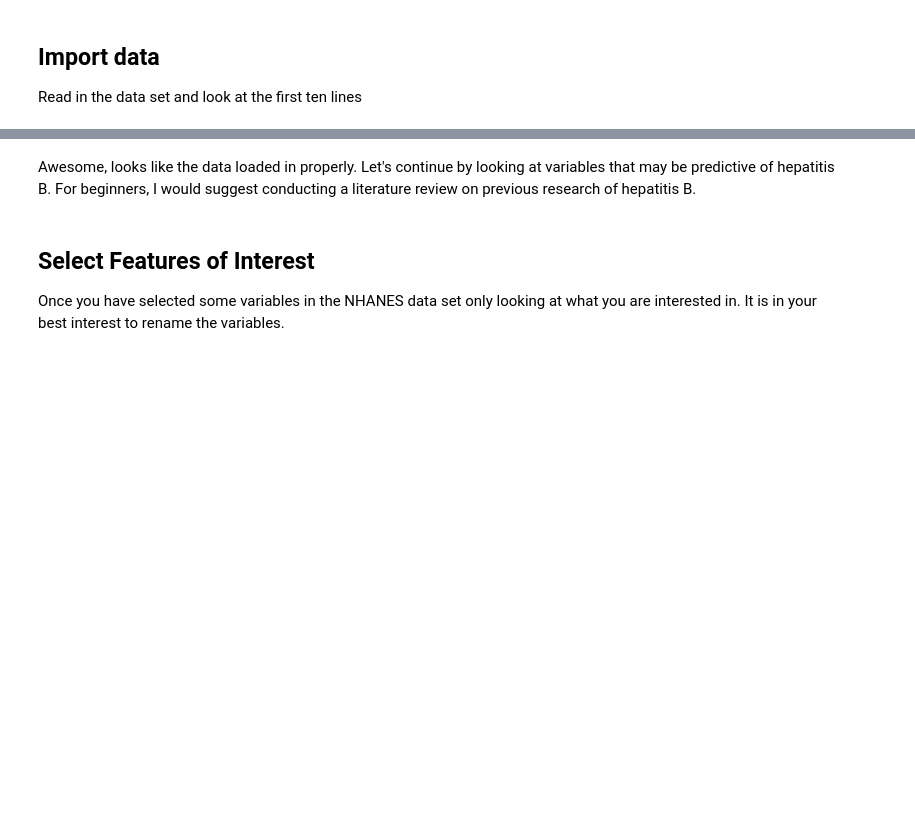
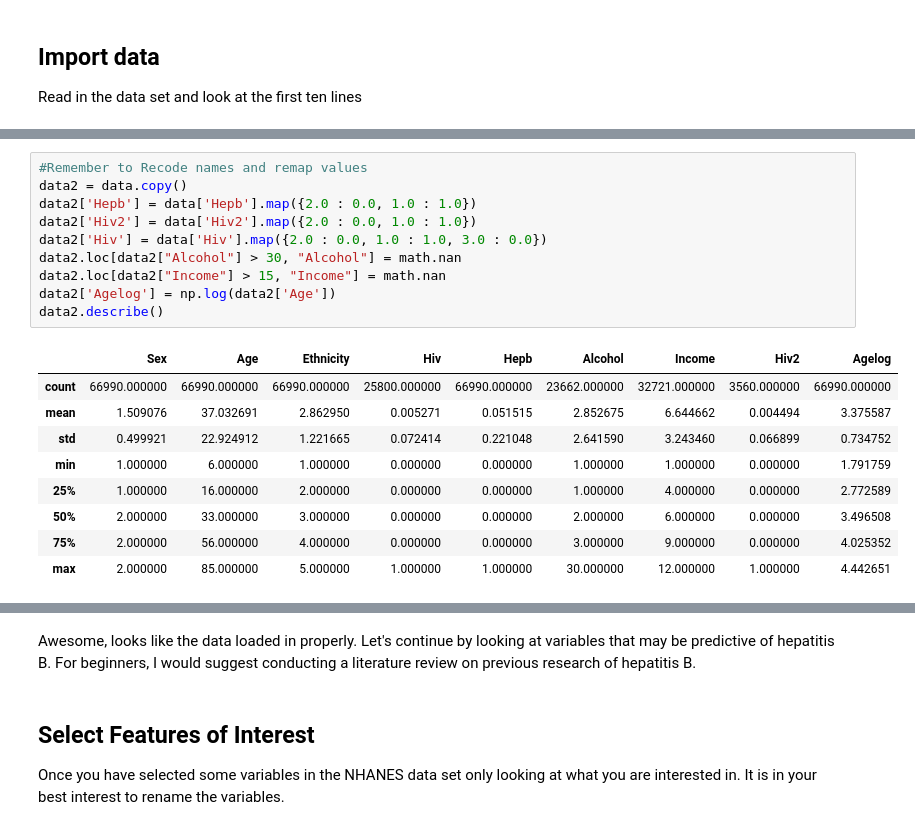
Before and after one commit to sMyn42/Week1Public, a Jupyter notebook: Challenge Problem Week 1-Student.ipynb, the cells around one changed output, grey strips where cells are left out. Drawn from its saved outputs; the diff is of its cells as text; blank space fills up the shorter version.

```diff
--- a/Challenge Problem Week 1-Student.ipynb
+++ b/Challenge Problem Week 1-Student.ipynb
@@ -59,0 +103,20 @@ data.head(4)
+# %%
+#Remember to Recode names and remap values
+data2 = data.copy()
+data2['Hepb'] = data['Hepb'].map({2.0 : 0.0, 1.0 : 1.0})
+data2['Hiv2'] = data['Hiv2'].map({2.0 : 0.0, 1.0 : 1.0})
+data2['Hiv'] = data['Hiv'].map({2.0 : 0.0, 1.0 : 1.0, 3.0 : 0.0})
+data2.loc[data2["Alcohol"] > 30, "Alcohol"] = math.nan
+data2.loc[data2["Income"] > 15, "Income"] = math.nan
+data2['Agelog'] = np.log(data2['Age'])
+data2.describe()
+# %% [output]
+|  | Sex | Age | Ethnicity | Hiv | Hepb | Alcohol | Income | Hiv2 | Agelog |
+| count | 66990.000000 | 66990.000000 | 66990.000000 | 25800.000000 | 66990.000000 | 23662.000000 | 32721.000000 | 3560.000000 | 66990.000000 |
+| mean | 1.509076 | 37.032691 | 2.862950 | 0.005271 | 0.051515 | 2.852675 | 6.644662 | 0.004494 | 3.375587 |
+| std | 0.499921 | 22.924912 | 1.221665 | 0.072414 | 0.221048 | 2.641590 | 3.243460 | 0.066899 | 0.734752 |
+| min | 1.000000 | 6.000000 | 1.000000 | 0.000000 | 0.000000 | 1.000000 | 1.000000 | 0.000000 | 1.791759 |
+| 25% | 1.000000 | 16.000000 | 2.000000 | 0.000000 | 0.000000 | 1.000000 | 4.000000 | 0.000000 | 2.772589 |
+| 50% | 2.000000 | 33.000000 | 3.000000 | 0.000000 | 0.000000 | 2.000000 | 6.000000 | 0.000000 | 3.496508 |
+| 75% | 2.000000 | 56.000000 | 4.000000 | 0.000000 | 0.000000 | 3.000000 | 9.000000 | 0.000000 | 4.025352 |
+| max | 2.000000 | 85.000000 | 5.000000 | 1.000000 | 1.000000 | 30.000000 | 12.000000 | 1.000000 | 4.442651 |
```
Also changed, not shown: parts of 15 cells of this notebook, 3 other files.
